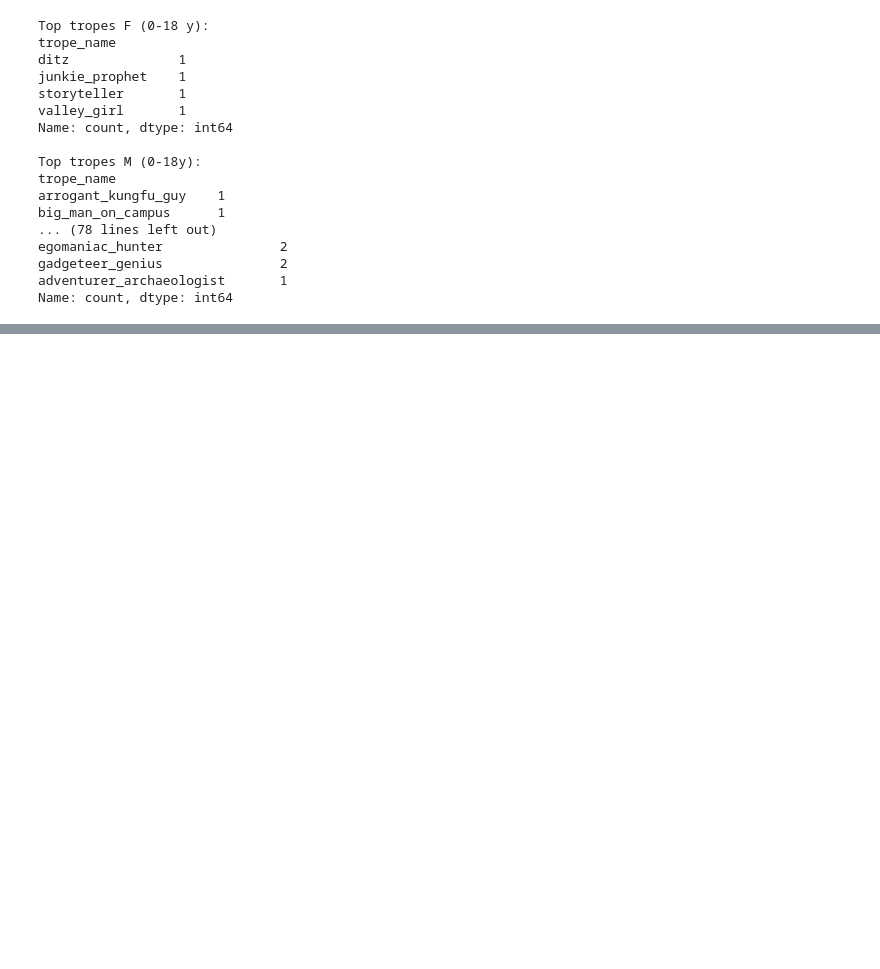
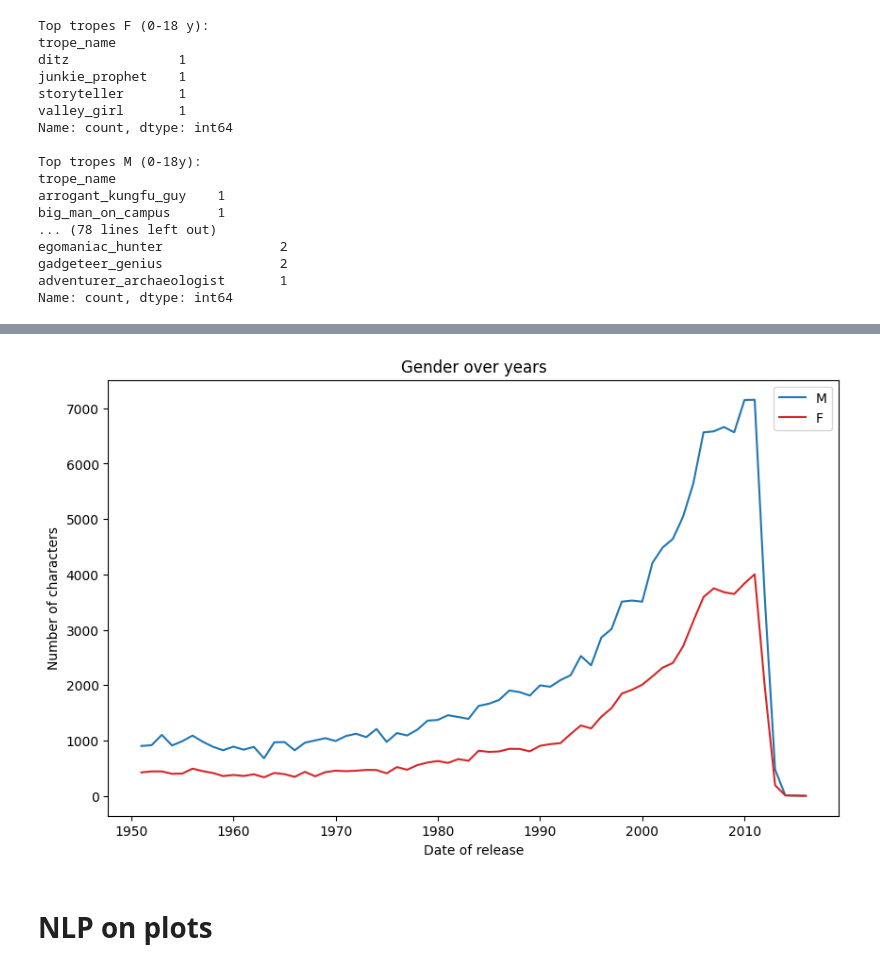
Before and after one commit to martinaperodi/movie-gender-bias-network, a Jupyter notebook: dataexploration.ipynb, the cells around one changed output, grey strips where cells are left out. Cells and saved outputs as stored; diff of their text form; code cells hidden in the pictures; blank space fills up the shorter version.

```diff
--- a/dataexploration.ipynb
+++ b/dataexploration.ipynb
@@ -172,0 +295,20 @@ Name: count, dtype: int64
+# %%
+# Estraiamo l'anno dalla data di rilascio
+df['year'] = pd.to_datetime(df['release_date'], errors='coerce').dt.year
+
+# Filtriamo per anni significativi (es. dopo il 1950)
+yearly_gender = df[df['year'] > 1950].groupby(['year', 'actor_gender']).size().unstack(fill_value=0)
+
+# Grafico a linee
+plt.figure(figsize=(10, 6))
+plt.plot(yearly_gender.index, yearly_gender['M'], label='M', color='tab:blue')
+plt.plot(yearly_gender.index, yearly_gender['F'], label='F', color='tab:red')
+plt.title('Gender over years')
+plt.xlabel('Date of release')
+plt.ylabel('Number of characters')
+plt.legend()
+plt.show()
+# %% [output]
+[figure, added]
+# %% [markdown]
+# NLP on plots
```
Also changed, not shown: parts of 13 cells of this notebook.
